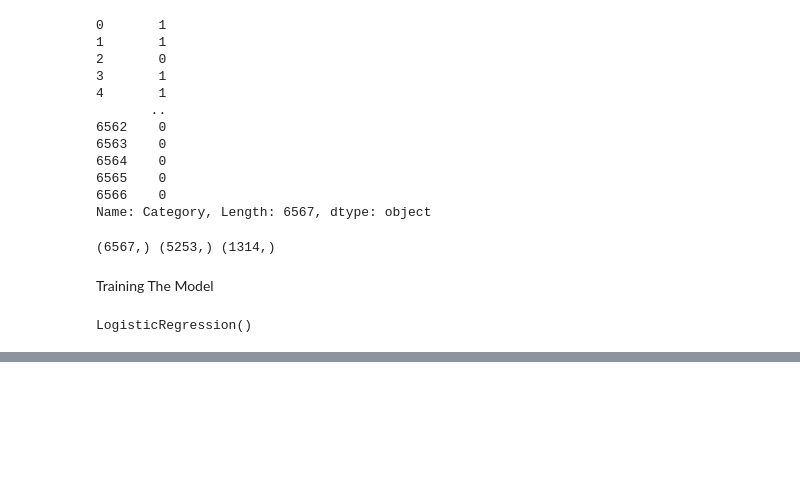
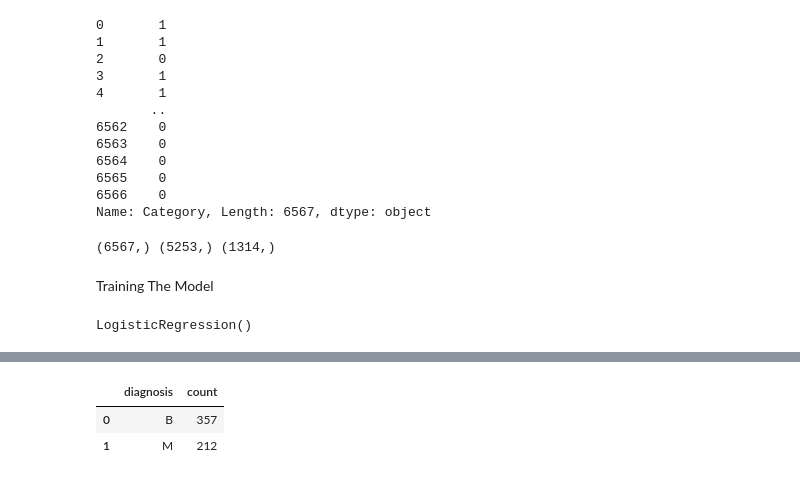
Before and after one commit to amityadav757330/DS-ML-AI, a Jupyter notebook: DS_ML_AI_Batch_1.ipynb, the cells around one changed output, grey strips where cells are left out. Drawn from its saved outputs; the diff is of its cells as text; code cells hidden in the pictures; blank space fills up the shorter version.

```diff
--- a/DS_ML_AI_Batch_1.ipynb
+++ b/DS_ML_AI_Batch_1.ipynb
@@ -2813,0 +2861,7 @@ Spam Email
+# %%
+# Check number of Beningn and Malignant Tumor
+df['diagnosis'].value_counts().reset_index()
+# %% [output]
+|  | diagnosis | count |
+| 0 | B | 357 |
+| 1 | M | 212 |
```
Also changed, not shown: parts of 26 cells of this notebook.
